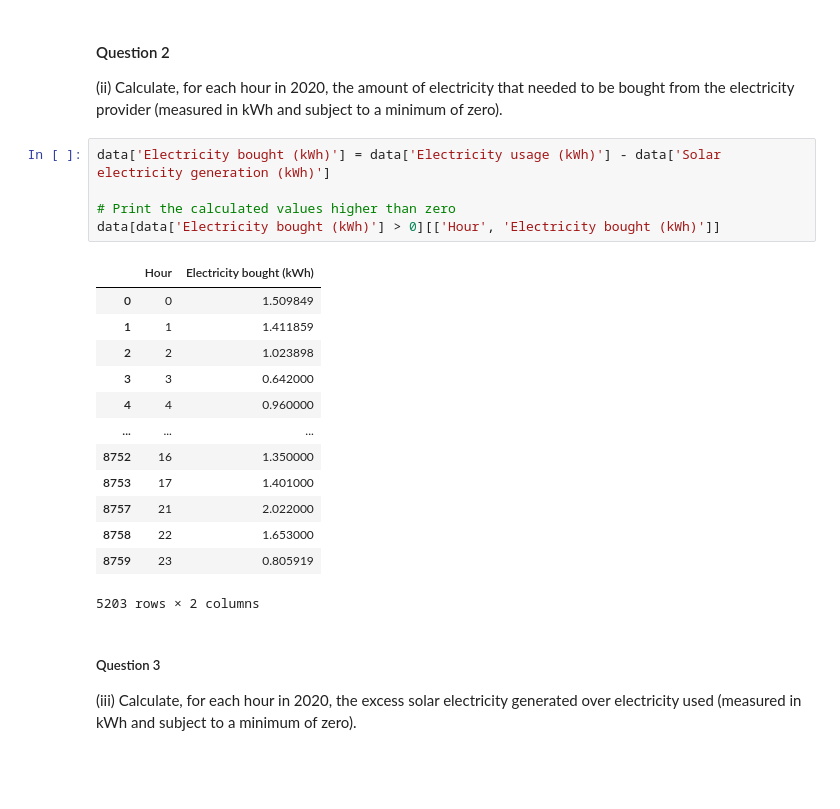
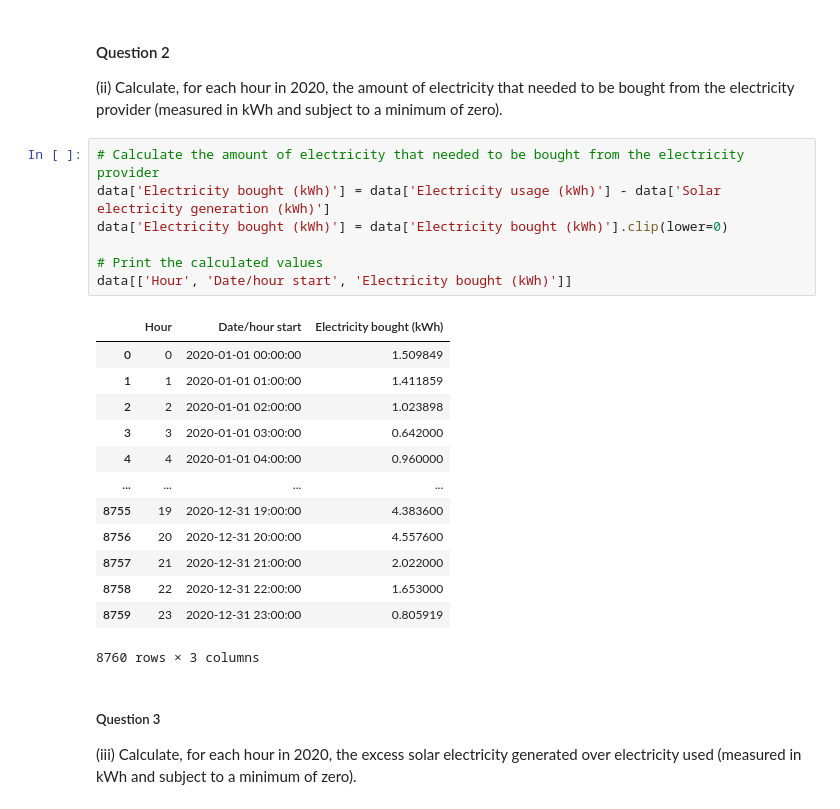
Before and after one commit to liyanse/Pula.io, a Jupyter notebook: Technical Assesment.ipynb, the cells around one changed output. Drawn from its saved outputs; the diff is of its cells as text; blank space fills up the shorter version.

```diff
--- a/Technical Assesment.ipynb
+++ b/Technical Assesment.ipynb
@@ -125,24 +125,26 @@ plt.show()
 #### Question 2
 (ii) Calculate, for each hour in 2020, the amount of electricity that needed to be bought from the electricity provider (measured in kWh and subject to a minimum of zero).
 # %%
+# Calculate the amount of electricity that needed to be bought from the electricity provider
 data['Electricity bought (kWh)'] = data['Electricity usage (kWh)'] - data['Solar electricity generation (kWh)']
+data['Electricity bought (kWh)'] = data['Electricity bought (kWh)'].clip(lower=0)
 
-# Print the calculated values higher than zero
-data[data['Electricity bought (kWh)'] > 0][['Hour', 'Electricity bought (kWh)']]
+# Print the calculated values
+data[['Hour', 'Date/hour start', 'Electricity bought (kWh)']]
 # %% [output]
-|  | Hour | Electricity bought (kWh) |
-| 0 | 0 | 1.509849 |
-| 1 | 1 | 1.411859 |
-| 2 | 2 | 1.023898 |
-| 3 | 3 | 0.642000 |
-| 4 | 4 | 0.960000 |
-| ... | ... | ... |
-| 8752 | 16 | 1.350000 |
-| 8753 | 17 | 1.401000 |
-| 8757 | 21 | 2.022000 |
-| 8758 | 22 | 1.653000 |
-| 8759 | 23 | 0.805919 |
+|  | Hour | Date/hour start | Electricity bought (kWh) |
+| 0 | 0 | 2020-01-01 00:00:00 | 1.509849 |
+| 1 | 1 | 2020-01-01 01:00:00 | 1.411859 |
+| 2 | 2 | 2020-01-01 02:00:00 | 1.023898 |
+| 3 | 3 | 2020-01-01 03:00:00 | 0.642000 |
+| 4 | 4 | 2020-01-01 04:00:00 | 0.960000 |
+| ... | ... | ... | ... |
+| 8755 | 19 | 2020-12-31 19:00:00 | 4.383600 |
+| 8756 | 20 | 2020-12-31 20:00:00 | 4.557600 |
+| 8757 | 21 | 2020-12-31 21:00:00 | 2.022000 |
+| 8758 | 22 | 2020-12-31 22:00:00 | 1.653000 |
+| 8759 | 23 | 2020-12-31 23:00:00 | 0.805919 |
-5203 rows × 2 columns
+8760 rows × 3 columns
 # %% [markdown]
 ##### Question 3
 (iii)	Calculate, for each hour in 2020, the excess solar electricity generated over electricity used (measured in kWh and subject to a minimum of zero).
```
Also changed, not shown: parts of 2 cells of this notebook.
